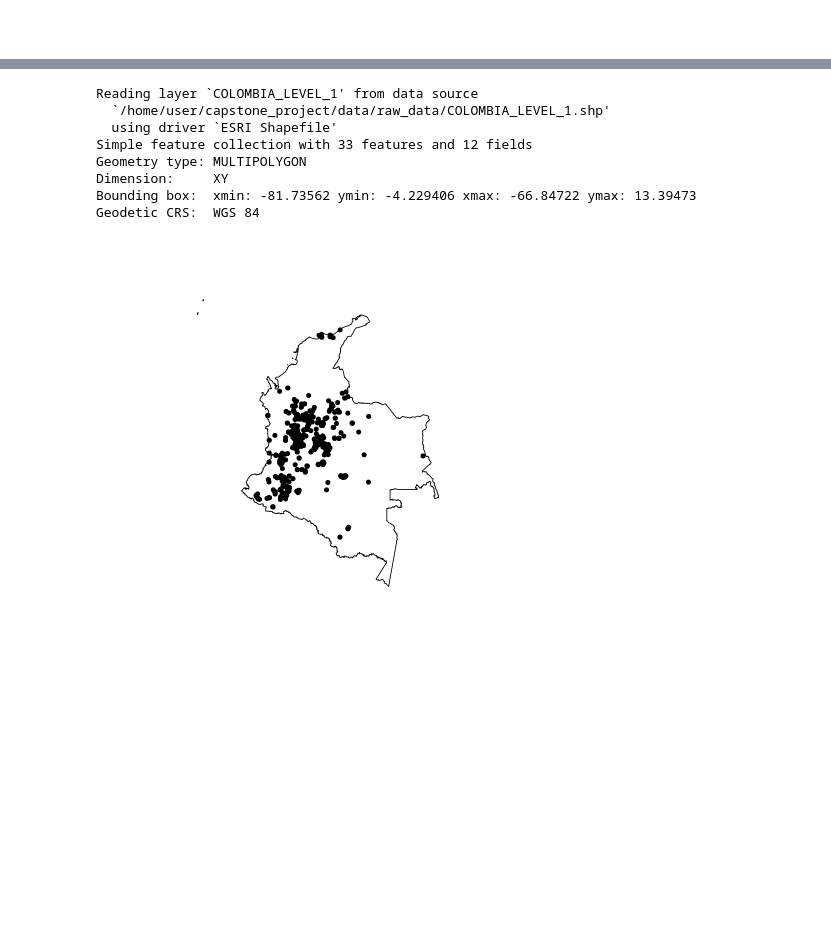
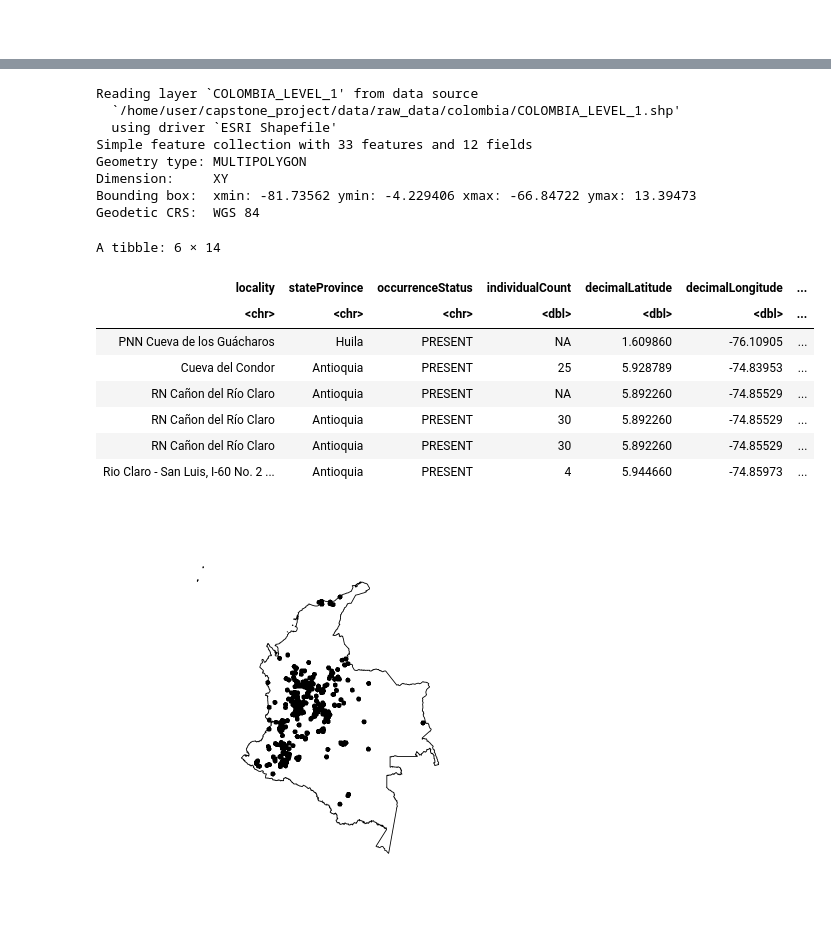
Before and after one commit to gabpenab/eds_capstone_project_GPB, a Jupyter notebook: Scripts/Cleaning/occ_cleaning_oilb.ipynb, the cells around one changed output, grey strips where cells are left out. Drawn from its saved outputs; the diff is of its cells as text; code cells hidden in the pictures; blank space fills up the shorter version.

```diff
--- a/Scripts/Cleaning/occ_cleaning_oilb.ipynb
+++ b/Scripts/Cleaning/occ_cleaning_oilb.ipynb
@@ -35,7 +29,7 @@ The following objects are masked from ‘package:base’:
 # %%
+here()
 #load data and explore
-oilbird_occ <- read_tsv("oilbirds_occ.csv")
-#head(natalus_occ)
+oilbird_occ <- read_tsv(here("data","raw_data","Ocurrence","oilbirds_occ.csv"))
 str(oilbird_occ)
 summary(oilbird_occ)
 
@@ -76,7 +70,7 @@ plot_oilbird_y <-ggplot (oilbird_year, aes(x=year, y=count)) +
                    x = "year",
                    y = "Count")
 plot_oilbird_y
-ggsave(  "/home/user/capstone_project/data/analysis/oilbird_occurrence_per_year.png",
+ggsave( here("data", "Analysis","oilbird_occurrence_per_year.png"),
   plot = plot_oilbird_y,width = 8,height = 5,
   dpi = 300)
 
@@ -337,27 +324,35 @@ A tibble: 6 × 14
 # %%
 #Plotting map
 library(sf)
 library(terra)
 
-COL <- st_read("/home/user/capstone_project/data/raw_data/COLOMBIA_LEVEL_1.shp",
+COL <- st_read(here("data","raw_data","colombia","COLOMBIA_LEVEL_1.shp"),
                layer = "COLOMBIA_LEVEL_1") # Ithas municipalities
 
 COL <-st_union(COL)
 
+head(oilbird_occ_f)
+
 loc_map <- plot(COL)
            points(oilbird_occ_f$decimalLongitude, oilbird_occ_f$decimalLatitude, pch = 16)
 
-#ggsave(loc_map)
-
-#write.csv(oilbrid_pre,"/home/user/capstone_project/data/analysis/oilbird_pre.csv,")
-write.csv(oilbird_occ_f, "/home/user/capstone_project/data/analysis/oilbird_occf.csv")
+write.csv(oilbird_occ_f, here("data","clean_data","ocurrence","oilbird_occf.csv"))
 # %% [output]
 Reading layer `COLOMBIA_LEVEL_1' from data source
-  `/home/user/capstone_project/data/raw_data/COLOMBIA_LEVEL_1.shp'
+  `/home/user/capstone_project/data/raw_data/colombia/COLOMBIA_LEVEL_1.shp'
   using driver `ESRI Shapefile'
 Simple feature collection with 33 features and 12 fields
 Geometry type: MULTIPOLYGON
 Dimension:     XY
 Bounding box:  xmin: -81.73562 ymin: -4.229406 xmax: -66.84722 ymax: 13.39473
 Geodetic CRS:  WGS 84
+A tibble: 6 × 14
+| locality | stateProvince | occurrenceStatus | individualCount | decimalLatitude | decimalLongitude | ... |
+| <chr> | <chr> | <chr> | <dbl> | <dbl> | <dbl> | ... |
+| PNN Cueva de los Guácharos | Huila | PRESENT | NA | 1.609860 | -76.10905 | ... |
+| Cueva del Condor | Antioquia | PRESENT | 25 | 5.928789 | -74.83953 | ... |
+| RN Cañon del Río Claro | Antioquia | PRESENT | NA | 5.892260 | -74.85529 | ... |
+| RN Cañon del Río Claro | Antioquia | PRESENT | 30 | 5.892260 | -74.85529 | ... |
+| RN Cañon del Río Claro | Antioquia | PRESENT | 30 | 5.892260 | -74.85529 | ... |
+| Rio Claro - San Luis, I-60 No. 2 ... | Antioquia | PRESENT | 4 | 5.944660 | -74.85973 | ... |
 [figure]
```
Also changed, not shown: parts of 2 cells of this notebook, 1 other file.
